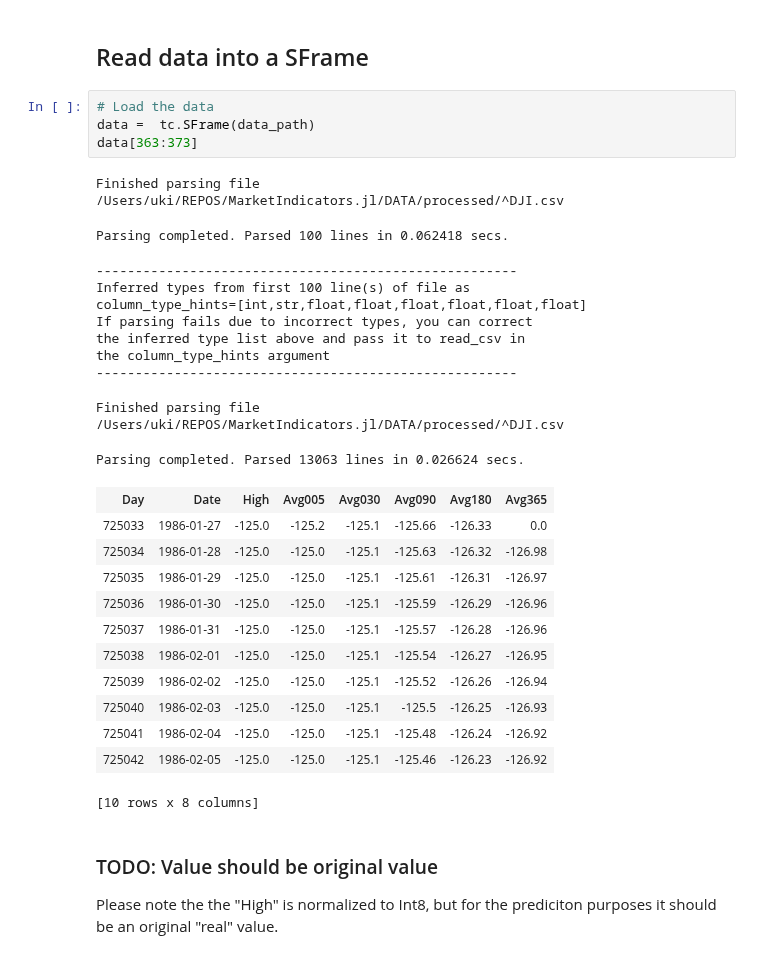
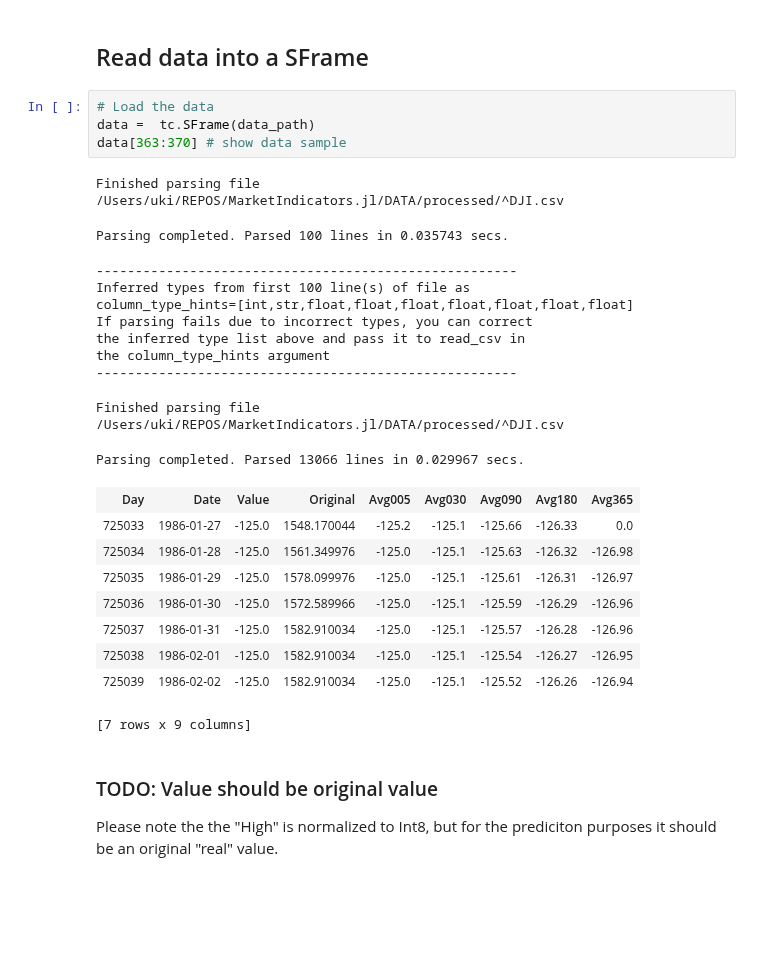
Before and after one commit to UkiDLucas/MarketIndicators.jl, a Jupyter notebook: ML_DJIA_TuriCreate_Regression.ipynb, the cells around one changed output. Drawn from its saved outputs; the diff is of its cells as text; blank space fills up the shorter version.

Commit message:
Regression agaist "Original"

```diff
--- a/ML_DJIA_TuriCreate_Regression.ipynb
+++ b/ML_DJIA_TuriCreate_Regression.ipynb
@@ -22,31 +22,28 @@ data_path="./DATA/processed/^DJI.csv"
 # %%
 # Load the data
 data =  tc.SFrame(data_path)
-data[363:373]
+data[363:370] # show data sample
 # %% [output]
 Finished parsing file /Users/uki/REPOS/MarketIndicators.jl/DATA/processed/^DJI.csv
-Parsing completed. Parsed 100 lines in 0.062418 secs.
+Parsing completed. Parsed 100 lines in 0.035743 secs.
 ------------------------------------------------------
 Inferred types from first 100 line(s) of file as
-column_type_hints=[int,str,float,float,float,float,float,float]
+column_type_hints=[int,str,float,float,float,float,float,float,float]
 If parsing fails due to incorrect types, you can correct
 the inferred type list above and pass it to read_csv in
 the column_type_hints argument
 ------------------------------------------------------
 Finished parsing file /Users/uki/REPOS/MarketIndicators.jl/DATA/processed/^DJI.csv
-Parsing completed. Parsed 13063 lines in 0.026624 secs.
+Parsing completed. Parsed 13066 lines in 0.029967 secs.
-| Day | Date | High | Avg005 | Avg030 | Avg090 | Avg180 | Avg365 |
-| 725033 | 1986-01-27 | -125.0 | -125.2 | -125.1 | -125.66 | -126.33 | 0.0 |
-| 725034 | 1986-01-28 | -125.0 | -125.0 | -125.1 | -125.63 | -126.32 | -126.98 |
-| 725035 | 1986-01-29 | -125.0 | -125.0 | -125.1 | -125.61 | -126.31 | -126.97 |
-| 725036 | 1986-01-30 | -125.0 | -125.0 | -125.1 | -125.59 | -126.29 | -126.96 |
-| 725037 | 1986-01-31 | -125.0 | -125.0 | -125.1 | -125.57 | -126.28 | -126.96 |
-| 725038 | 1986-02-01 | -125.0 | -125.0 | -125.1 | -125.54 | -126.27 | -126.95 |
-| 725039 | 1986-02-02 | -125.0 | -125.0 | -125.1 | -125.52 | -126.26 | -126.94 |
-| 725040 | 1986-02-03 | -125.0 | -125.0 | -125.1 | -125.5 | -126.25 | -126.93 |
-| 725041 | 1986-02-04 | -125.0 | -125.0 | -125.1 | -125.48 | -126.24 | -126.92 |
-| 725042 | 1986-02-05 | -125.0 | -125.0 | -125.1 | -125.46 | -126.23 | -126.92 |
+| Day | Date | Value | Original | Avg005 | Avg030 | Avg090 | Avg180 | Avg365 |
+| 725033 | 1986-01-27 | -125.0 | 1548.170044 | -125.2 | -125.1 | -125.66 | -126.33 | 0.0 |
+| 725034 | 1986-01-28 | -125.0 | 1561.349976 | -125.0 | -125.1 | -125.63 | -126.32 | -126.98 |
+| 725035 | 1986-01-29 | -125.0 | 1578.099976 | -125.0 | -125.1 | -125.61 | -126.31 | -126.97 |
+| 725036 | 1986-01-30 | -125.0 | 1572.589966 | -125.0 | -125.1 | -125.59 | -126.29 | -126.96 |
+| 725037 | 1986-01-31 | -125.0 | 1582.910034 | -125.0 | -125.1 | -125.57 | -126.28 | -126.96 |
+| 725038 | 1986-02-01 | -125.0 | 1582.910034 | -125.0 | -125.1 | -125.54 | -126.27 | -126.95 |
+| 725039 | 1986-02-02 | -125.0 | 1582.910034 | -125.0 | -125.1 | -125.52 | -126.26 | -126.94 |
-[10 rows x 8 columns]
+[7 rows x 9 columns]
 # %% [markdown]
 ### TODO: Value should be original value
 
```
Also changed, not shown: parts of 6 cells of this notebook.
